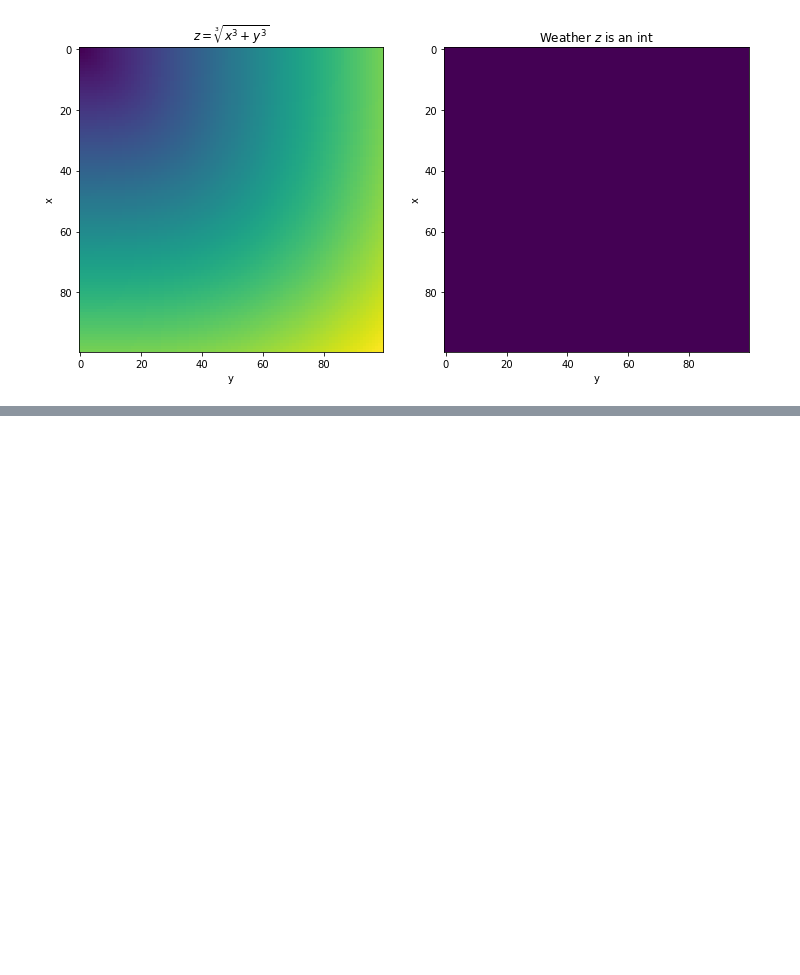
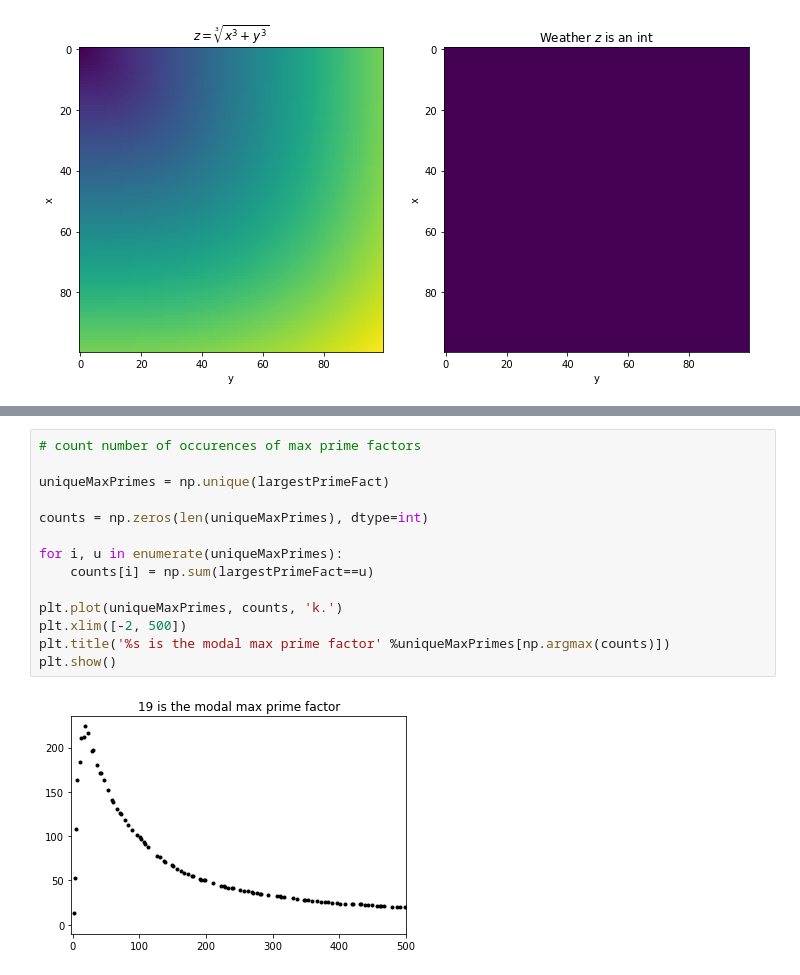
Before and after one commit to pawelztef/maths_pyt, a Jupyter notebook: number_theory.ipynb, the cells around one changed output, grey strips where cells are left out. Saved outputs shown, nothing was run; the diff lists cells and outputs as text; blank space fills up the shorter version.

```diff
--- a/number_theory.ipynb
+++ b/number_theory.ipynb
@@ -101,0 +135,16 @@ plt.show()
+# %%
+# count number of occurences of max prime factors
+
+uniqueMaxPrimes = np.unique(largestPrimeFact)
+
+counts = np.zeros(len(uniqueMaxPrimes), dtype=int)
+
+for i, u in enumerate(uniqueMaxPrimes):
+    counts[i] = np.sum(largestPrimeFact==u)
+
+plt.plot(uniqueMaxPrimes, counts, 'k.')
+plt.xlim([-2, 500])
+plt.title('%s is the modal max prime factor' %uniqueMaxPrimes[np.argmax(counts)])
+plt.show()
+# %% [output]
+[figure, added]
```
Also changed, not shown: parts of 2 cells of this notebook.
